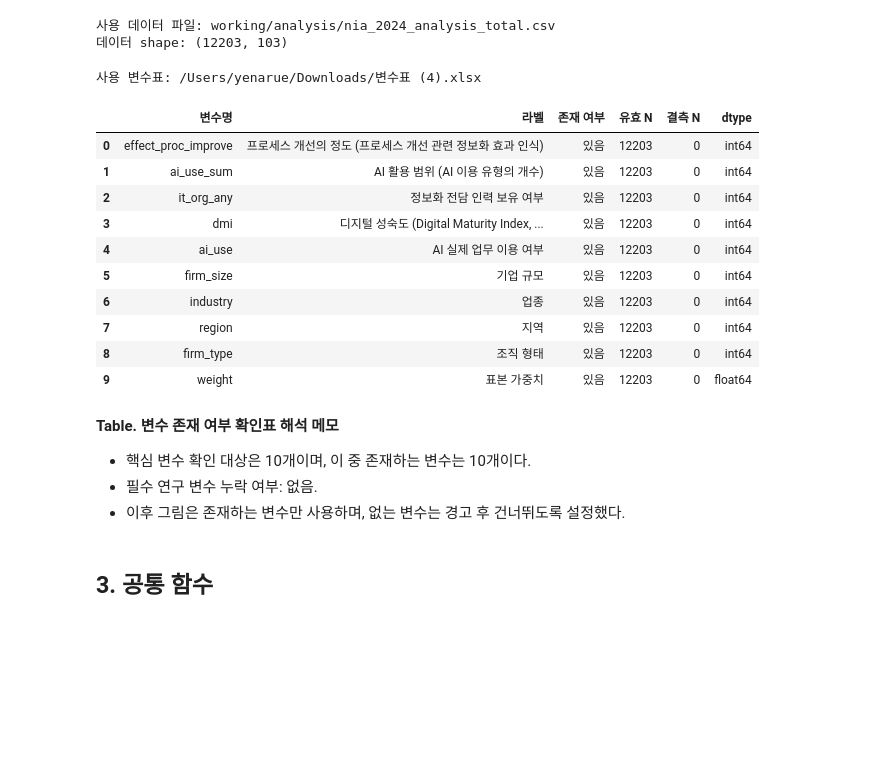
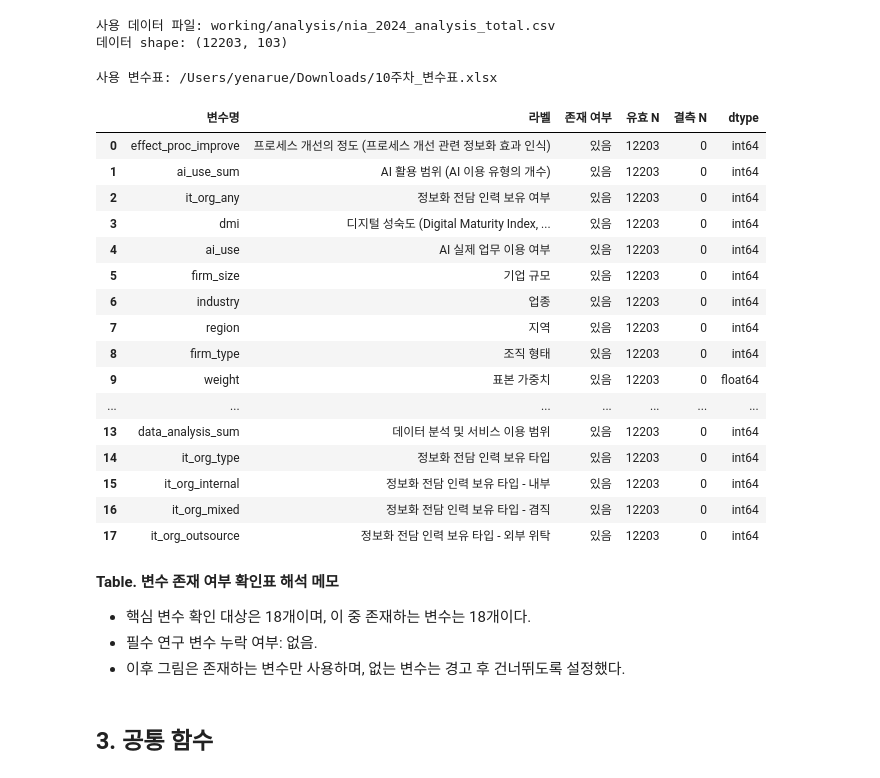
Before and after one commit to yenarue/NIA_AI_Assimilation, a Jupyter notebook: code/06_distribution_figures.ipynb, the cells around one changed output. Saved outputs shown, nothing was run; the diff lists cells and outputs as text; code cells hidden in the pictures; blank space fills up the shorter version.

```diff
--- a/code/06_distribution_figures.ipynb
+++ b/code/06_distribution_figures.ipynb
@@ -29,7 +29,7 @@ except ImportError:
     def display(obj):
         print(obj)
 
-SAVE_OUTPUTS = False
+SAVE_OUTPUTS = True
 
 BASE_DIR = Path.cwd().resolve()
 if BASE_DIR.name == "code":
@@ -44,12 +44,18 @@ DATA_CANDIDATES = [
 VARIABLE_TABLE_CANDIDATES = [
     BASE_DIR / "raw" / "변수표 (4).xlsx",
     BASE_DIR / "변수표 (4).xlsx",
+    Path.home() / "Downloads" / "10주차_변수표.xlsx",
     Path.home() / "Downloads" / "변수표 (4).xlsx",
     Path.home() / "Downloads" / "변수표 (4).xlsx",
+    Path.home() / "Downloads" / "변수표 (3).xlsx",
+    Path.home() / "Downloads" / "변수표 (2).xlsx",
 ]
 
-FIGURE_DIR = BASE_DIR / Path("outputs/06_distribution_figures/figures")
+OUTPUT_DIR = BASE_DIR / Path("outputs/06_distribution_figures")
+TABLE_DIR = OUTPUT_DIR / "tables"
+FIGURE_DIR = OUTPUT_DIR / "figures"
 if SAVE_OUTPUTS:
+    TABLE_DIR.mkdir(parents=True, exist_ok=True)
     FIGURE_DIR.mkdir(parents=True, exist_ok=True)
 
 pd.set_option("display.max_columns", 120)
@@ -57,6 +63,7 @@ pd.set_option("display.width", 160)
 
 print("BASE_DIR:", BASE_DIR)
 print("SAVE_OUTPUTS:", SAVE_OUTPUTS)
+print("TABLE_DIR:", TABLE_DIR)
 print("FIGURE_DIR:", FIGURE_DIR)
 # %% [output]
 BASE_DIR: /Users/yenarue/Downloads/ITM.89912(A)/연구 데이터
@@ -143,11 +151,13 @@ def tick_text(var: str, value) -> str:
     key = value_key(value)
     return f"{key}\n{label}" if label else key
 # %% [output]
-사용 변수표: /Users/yenarue/Downloads/변수표 (4).xlsx
+사용 변수표: /Users/yenarue/Downloads/10주차_변수표.xlsx
 # %%
 CORE_VARS = [
     "effect_proc_improve", "ai_use_sum", "it_org_any", "dmi", "ai_use", "firm_size", "industry",
     "region", "firm_type", "weight",
+    "mgmt_sys_sum", "iot_use_sum", "cloud_use_sum", "data_analysis_sum",
+    "it_org_type", "it_org_internal", "it_org_mixed", "it_org_outsource",
 ]
 DMI_VAR = "dmi"
 
@@ -162,35 +172,41 @@ variable_check = pd.DataFrame([
     }
     for var in CORE_VARS
 ])
 
 display(variable_check)
 missing_required = variable_check.loc[
     (variable_check["변수명"].isin(["effect_proc_improve", "ai_use_sum", "it_org_any", "dmi"]))
     & (variable_check["존재 여부"] != "있음"),
     "변수명",
 ].tolist()
 display(Markdown(
     "**Table. 변수 존재 여부 확인표 해석 메모**\n"
     f"- 핵심 변수 확인 대상은 {len(variable_check):,}개이며, 이 중 존재하는 변수는 {(variable_check['존재 여부'] == '있음').sum():,}개이다.\n"
     f"- 필수 연구 변수 누락 여부: {'없음' if not missing_required else ', '.join(missing_required)}.\n"
     "- 이후 그림은 존재하는 변수만 사용하며, 없는 변수는 경고 후 건너뛰도록 설정했다."
 ))
 if DMI_VAR not in df.columns:
     warnings.warn("DMI 변수 dmi가 없어 DMI 관련 그림은 건너뜁니다.")
 # %% [output]
 |  | 변수명 | 라벨 | 존재 여부 | 유효 N | 결측 N | dtype |
 | 0 | effect_proc_improve | 프로세스 개선의 정도 (프로세스 개선 관련 정보화 효과 인식) | 있음 | 12203 | 0 | int64 |
 | 1 | ai_use_sum | AI 활용 범위 (AI 이용 유형의 개수) | 있음 | 12203 | 0 | int64 |
 | 2 | it_org_any | 정보화 전담 인력 보유 여부 | 있음 | 12203 | 0 | int64 |
 | 3 | dmi | 디지털 성숙도 (Digital Maturity Index, ... | 있음 | 12203 | 0 | int64 |
 | 4 | ai_use | AI 실제 업무 이용 여부 | 있음 | 12203 | 0 | int64 |
 | 5 | firm_size | 기업 규모 | 있음 | 12203 | 0 | int64 |
 | 6 | industry | 업종 | 있음 | 12203 | 0 | int64 |
 | 7 | region | 지역 | 있음 | 12203 | 0 | int64 |
 | 8 | firm_type | 조직 형태 | 있음 | 12203 | 0 | int64 |
 | 9 | weight | 표본 가중치 | 있음 | 12203 | 0 | float64 |
+| ... | ... | ... | ... | ... | ... | ... |
+| 13 | data_analysis_sum | 데이터 분석 및 서비스 이용 범위 | 있음 | 12203 | 0 | int64 |
+| 14 | it_org_type | 정보화 전담 인력 보유 타입 | 있음 | 12203 | 0 | int64 |
+| 15 | it_org_internal | 정보화 전담 인력 보유 타입 - 내부 | 있음 | 12203 | 0 | int64 |
+| 16 | it_org_mixed | 정보화 전담 인력 보유 타입 - 겸직 | 있음 | 12203 | 0 | int64 |
+| 17 | it_org_outsource | 정보화 전담 인력 보유 타입 - 외부 위탁 | 있음 | 12203 | 0 | int64 |
 **Table. 변수 존재 여부 확인표 해석 메모**
-- 핵심 변수 확인 대상은 10개이며, 이 중 존재하는 변수는 10개이다.
+- 핵심 변수 확인 대상은 18개이며, 이 중 존재하는 변수는 18개이다.
 - 필수 연구 변수 누락 여부: 없음.
 - 이후 그림은 존재하는 변수만 사용하며, 없는 변수는 경고 후 건너뛰도록 설정했다.
 # %% [markdown]
```
Also changed, not shown: parts of 7 cells of this notebook, 6 other files.
